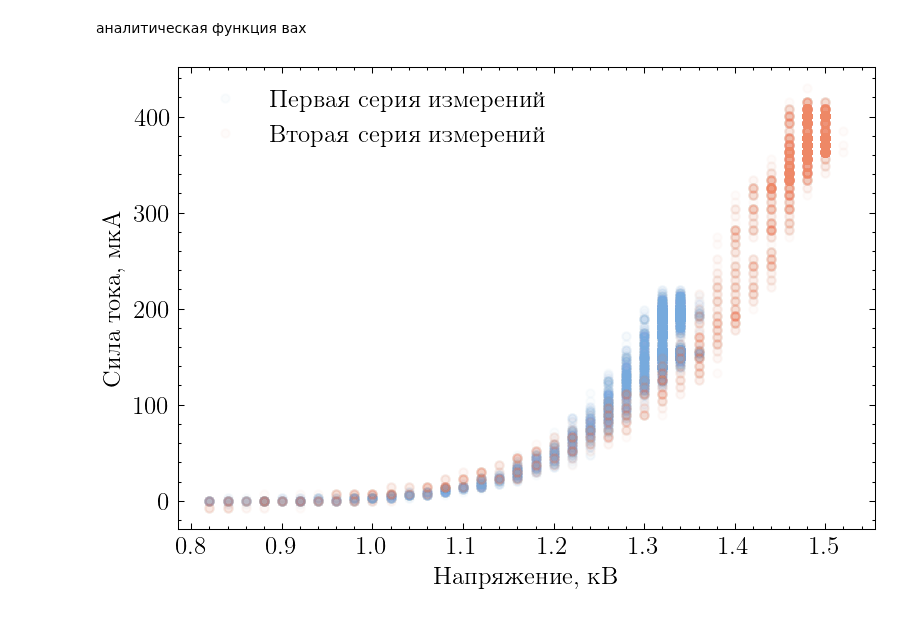
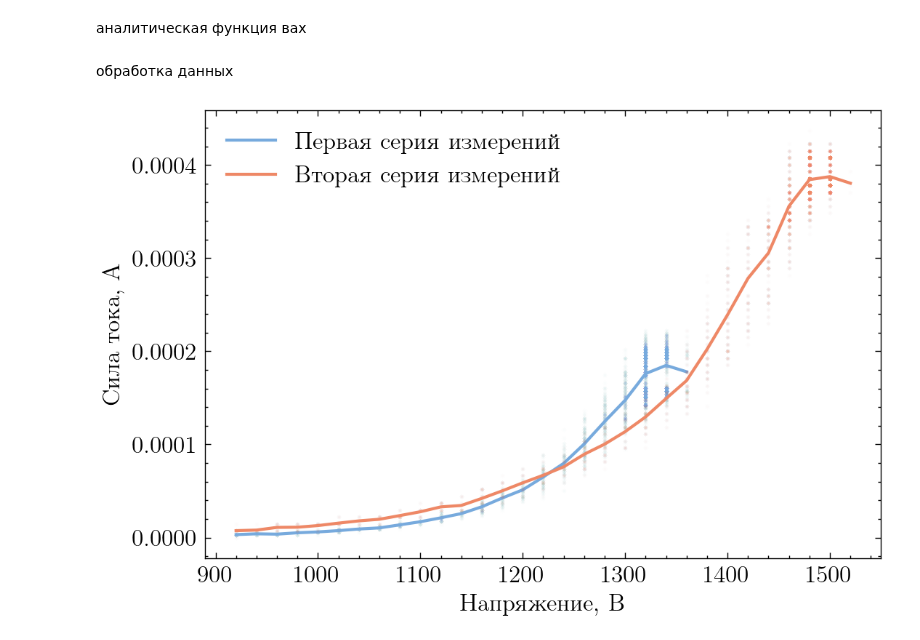
Before and after one commit to gleblug/experiment-automation, a Jupyter notebook: vaki-autoelectron-emission/plots.ipynb, the cells around one changed output. Saved outputs shown, nothing was run; the diff lists cells and outputs as text; code cells hidden in the pictures.

```diff
--- a/vaki-autoelectron-emission/plots.ipynb
+++ b/vaki-autoelectron-emission/plots.ipynb
@@ -14,9 +14,12 @@ plt.style.use(["light"])
 matplotlib.rcParams.update({
     'figure.figsize': [6, 4],
     'savefig.facecolor': 'white',
-    'figure.dpi': 150.0,
+    'figure.dpi': 200.0,
     'font.size': 12.0,
 })
+
+def line_func(x, arg1, arg2):
+    return x * arg1 + arg2
 # %%
 df = pd.read_csv("VAH.csv")
 cols = df.columns
@@ -46,3 +49,5 @@ plt.show()
 # %%
 # def vah_func(u):
 #     return S_e * (1.537e10 / )
+# %% [markdown]
+обработка данных
@@ -49,25 +82,14 @@ plt.show()
 # %%
-U_min = 800
+for num, (ex_name, dots, line) in enumerate(zip(experiment_names, dots_result, ex_result)):
+    plt.plot(dots["Voltage"], dots["Current"], alpha=0.01, ls="", marker=".", markersize=2, color=f"C{num}")
+    plt.plot(line["Voltage"], line["Current"], lw=1.5, alpha=1, color=f"C{num}", label=ex_name)
 
-for i in range(1, 6):
-    df = pd.read_csv(f"RISING-{i}.csv", header = None)
-    df = df.loc[lambda x : x[4] > U_min]
-
-    U = df[4] * 1e-3 # кВ
-    U_res = df[10]
-    R = 26.99e3 # Ом
-    I = U_res / R * 1e6 # мкА
-
-    title = ("Первая серия измерений" if (i // 4 == 0) else "Вторая серия измерений")
-    plt.plot(U, I, lw=5, alpha=0.03, ls="", marker="o", markersize=4, color=f"C{i // 4}", label=(title if i % 4 == 1 else None))
-
-
-plt.xlabel(fr"Напряжение, кВ")
-plt.ylabel(fr"Сила тока, мкА")
+plt.xlabel(fr"Напряжение, В")
+plt.ylabel(fr"Сила тока, А")
 # plt.yscale("log")
 
 plt.legend()
-plt.savefig("rising-RAW-DATA.png")
+plt.savefig("rising-RAW.png")
 plt.show()
 # %% [output]
-[figure, old version]
+[figure, new version]
```
Also changed, not shown: parts of 6 cells of this notebook, 5 other files.
